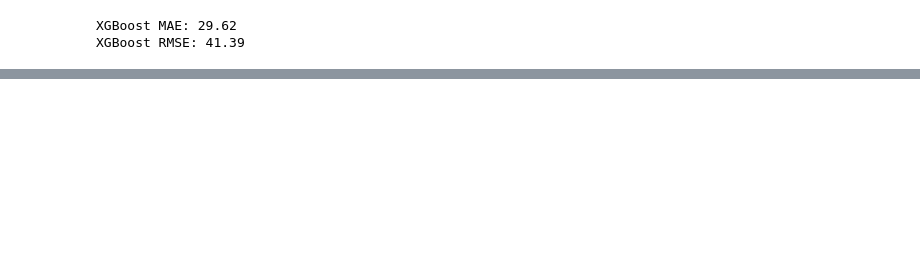
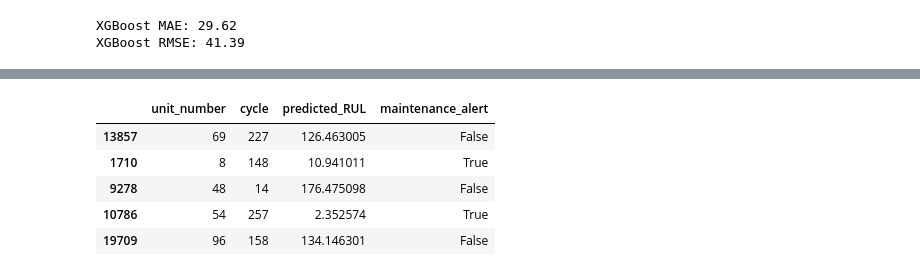
Before and after one commit to githubshivanshukumarsrivastava/extion_projects-, a Jupyter notebook: first.ipynb, the cells around one changed output, grey strips where cells are left out. Drawn from its saved outputs; the diff is of its cells as text; code cells hidden in the pictures; blank space fills up the shorter version.

```diff
--- a/first.ipynb
+++ b/first.ipynb
@@ -125,9 +127,24 @@ y = train_df['RUL']
 # Normalize features
 scaler = StandardScaler()
 X_scaled = scaler.fit_transform(X)
+# %%
+data = train_df.copy()  # ✅ Save original data to use later
 # %%
 # Train-test split
-X_train, X_test, y_train, y_test = train_test_split(X_scaled, y, test_size=0.2, random_state=42)
+# X_train, X_test, y_train, y_test = train_test_split(X_scaled, y, test_size=0.2, random_state=42)
+
+from sklearn.model_selection import train_test_split
+
+# Keep X and y as DataFrames/Series to preserve index
+X_train, X_test, y_train, y_test = train_test_split(
+    X, y, test_size=0.2, random_state=42
+)
+
+# Ensure X_test is a DataFrame (if not already)
+if isinstance(X, pd.DataFrame):
+    X_test_df = X_test.copy()
+else:
+    X_test_df = pd.DataFrame(X_test, columns=X.columns)
 # %%
 # ========== Train Random Forest ==========
 rf = RandomForestRegressor(n_estimators=100, random_state=42)
@@ -232,0 +264,9 @@ NameError: name 'test_df' is not defined
+# %%
+alerts.head()
+# %% [output]
+|  | unit_number | cycle | predicted_RUL | maintenance_alert |
+| 13857 | 69 | 227 | 126.463005 | False |
+| 1710 | 8 | 148 | 10.941011 | True |
+| 9278 | 48 | 14 | 176.475098 | False |
+| 10786 | 54 | 257 | 2.352574 | True |
+| 19709 | 96 | 158 | 134.146301 | False |
```
Also changed, not shown: parts of 8 cells of this notebook, 18 other files.
